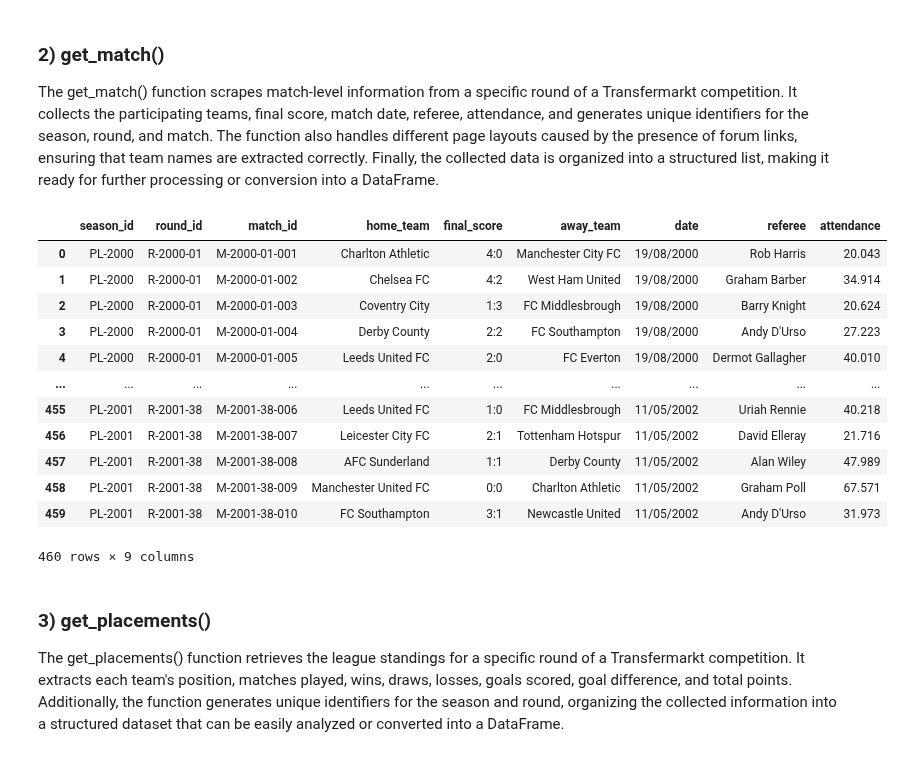
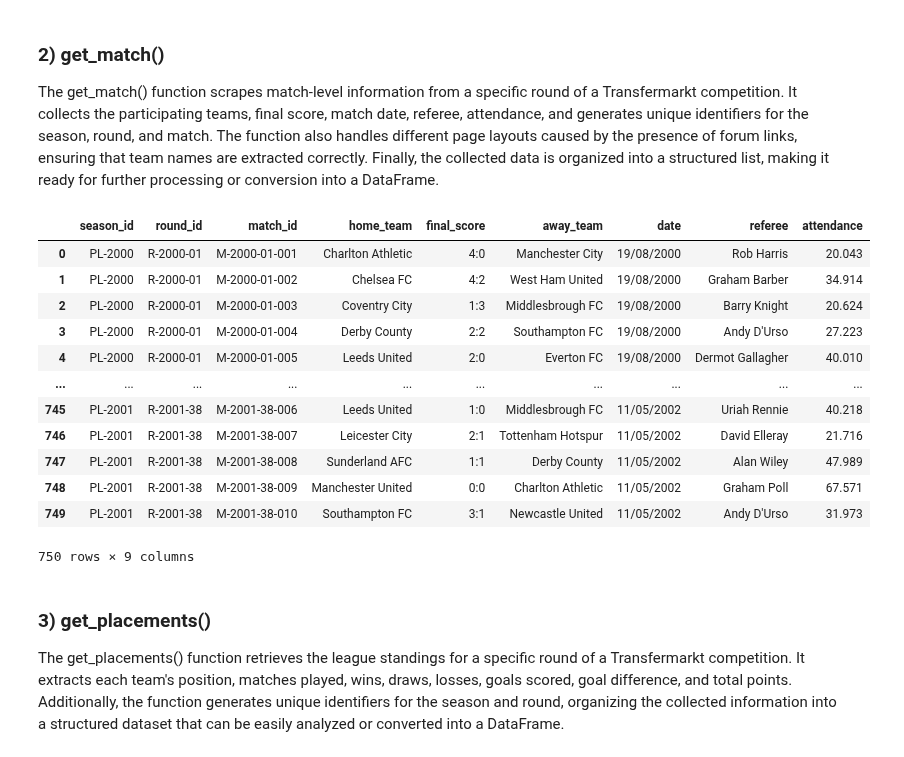
Before and after one commit to DaviGriebler/transfermarkt_scraping, a Jupyter notebook: testing scripts/scraping_examples.ipynb, the cells around one changed output. Cells and saved outputs as stored; diff of their text form; code cells hidden in the pictures.

```diff
--- a/testing scripts/scraping_examples.ipynb
+++ b/testing scripts/scraping_examples.ipynb
@@ -23,7 +23,7 @@ def get_events(headers, league, n_season, n_round):
         season_id = f'PL-{n_season}'
 
         # Inicializing Beautiful Soup
-        url = f'https://www.transfermarkt.com.br/{league}/spieltag/wettbewerb/GB1/saison_id/{n_season}/spieltag/{n_round}'
+        url = f'https://www.transfermarkt.com/{league}/spieltag/wettbewerb/GB1/saison_id/{n_season}/spieltag/{n_round}'
         response = requests.get(url, headers=headers)
         response.status_code
         soup = BeautifulSoup(response.content, "lxml")
@@ -143,7 +143,7 @@ def get_match(headers, league, n_season, n_round):
     all_rounds = []
     n_match = 0
 
-    url = f'https://www.transfermarkt.com.br/{league}/spieltag/wettbewerb/GB1/saison_id/{n_season}/spieltag/{n_round}'
+    url = f'https://www.transfermarkt.com/{league}/spieltag/wettbewerb/GB1/saison_id/{n_season}/spieltag/{n_round}'
     response = requests.get(url, headers=headers)
     soup = BeautifulSoup(response.content, "lxml")
 
@@ -214,34 +214,31 @@ def get_match(headers, league, n_season, n_round):
     return all_rounds
 # %%
 premier_matches = []
-head = []
 
 for season in range(2000,2002):
     if season > 1994: season_round = 38
     else: season_round = 42
 
     for round in range(1,season_round+1):
-        temp = get_match(headers,'premier-league',season,round)
-        premier_matches += temp[1:]
-        head = temp[0]
-premier_matches.insert(0,head)
+        matches_data = get_match(headers,'premier-league',season,round)
+        premier_matches.extend(matches_data[1:])
 
-df_premier_matches = pd.DataFrame(premier_matches[1:], columns=premier_matches[0])
+df_premier_matches = pd.DataFrame(premier_matches, columns=matches_data[0])
 display(df_premier_matches)
 # %% [output]
 |  | season_id | round_id | match_id | home_team | final_score | away_team | date | referee | attendance |
-| 0 | PL-2000 | R-2000-01 | M-2000-01-001 | Charlton Athletic | 4:0 | Manchester City FC | 19/08/2000 | Rob Harris | 20.043 |
+| 0 | PL-2000 | R-2000-01 | M-2000-01-001 | Charlton Athletic | 4:0 | Manchester City | 19/08/2000 | Rob Harris | 20.043 |
 | 1 | PL-2000 | R-2000-01 | M-2000-01-002 | Chelsea FC | 4:2 | West Ham United | 19/08/2000 | Graham Barber | 34.914 |
-| 2 | PL-2000 | R-2000-01 | M-2000-01-003 | Coventry City | 1:3 | FC Middlesbrough | 19/08/2000 | Barry Knight | 20.624 |
-| 3 | PL-2000 | R-2000-01 | M-2000-01-004 | Derby County | 2:2 | FC Southampton | 19/08/2000 | Andy D'Urso | 27.223 |
-| 4 | PL-2000 | R-2000-01 | M-2000-01-005 | Leeds United FC | 2:0 | FC Everton | 19/08/2000 | Dermot Gallagher | 40.010 |
+| 2 | PL-2000 | R-2000-01 | M-2000-01-003 | Coventry City | 1:3 | Middlesbrough FC | 19/08/2000 | Barry Knight | 20.624 |
+| 3 | PL-2000 | R-2000-01 | M-2000-01-004 | Derby County | 2:2 | Southampton FC | 19/08/2000 | Andy D'Urso | 27.223 |
+| 4 | PL-2000 | R-2000-01 | M-2000-01-005 | Leeds United | 2:0 | Everton FC | 19/08/2000 | Dermot Gallagher | 40.010 |
 | ... | ... | ... | ... | ... | ... | ... | ... | ... | ... |
-| 455 | PL-2001 | R-2001-38 | M-2001-38-006 | Leeds United FC | 1:0 | FC Middlesbrough | 11/05/2002 | Uriah Rennie | 40.218 |
-| 456 | PL-2001 | R-2001-38 | M-2001-38-007 | Leicester City FC | 2:1 | Tottenham Hotspur | 11/05/2002 | David Elleray | 21.716 |
-| 457 | PL-2001 | R-2001-38 | M-2001-38-008 | AFC Sunderland | 1:1 | Derby County | 11/05/2002 | Alan Wiley | 47.989 |
-| 458 | PL-2001 | R-2001-38 | M-2001-38-009 | Manchester United FC | 0:0 | Charlton Athletic | 11/05/2002 | Graham Poll | 67.571 |
-| 459 | PL-2001 | R-2001-38 | M-2001-38-010 | FC Southampton | 3:1 | Newcastle United | 11/05/2002 | Andy D'Urso | 31.973 |
+| 745 | PL-2001 | R-2001-38 | M-2001-38-006 | Leeds United | 1:0 | Middlesbrough FC | 11/05/2002 | Uriah Rennie | 40.218 |
+| 746 | PL-2001 | R-2001-38 | M-2001-38-007 | Leicester City | 2:1 | Tottenham Hotspur | 11/05/2002 | David Elleray | 21.716 |
+| 747 | PL-2001 | R-2001-38 | M-2001-38-008 | Sunderland AFC | 1:1 | Derby County | 11/05/2002 | Alan Wiley | 47.989 |
+| 748 | PL-2001 | R-2001-38 | M-2001-38-009 | Manchester United | 0:0 | Charlton Athletic | 11/05/2002 | Graham Poll | 67.571 |
+| 749 | PL-2001 | R-2001-38 | M-2001-38-010 | Southampton FC | 3:1 | Newcastle United | 11/05/2002 | Andy D'Urso | 31.973 |
-460 rows × 9 columns
+750 rows × 9 columns
 # %% [markdown]
 ### 3) get_placements()
 
```
Also changed, not shown: parts of 9 cells of this notebook, 2 other files.
